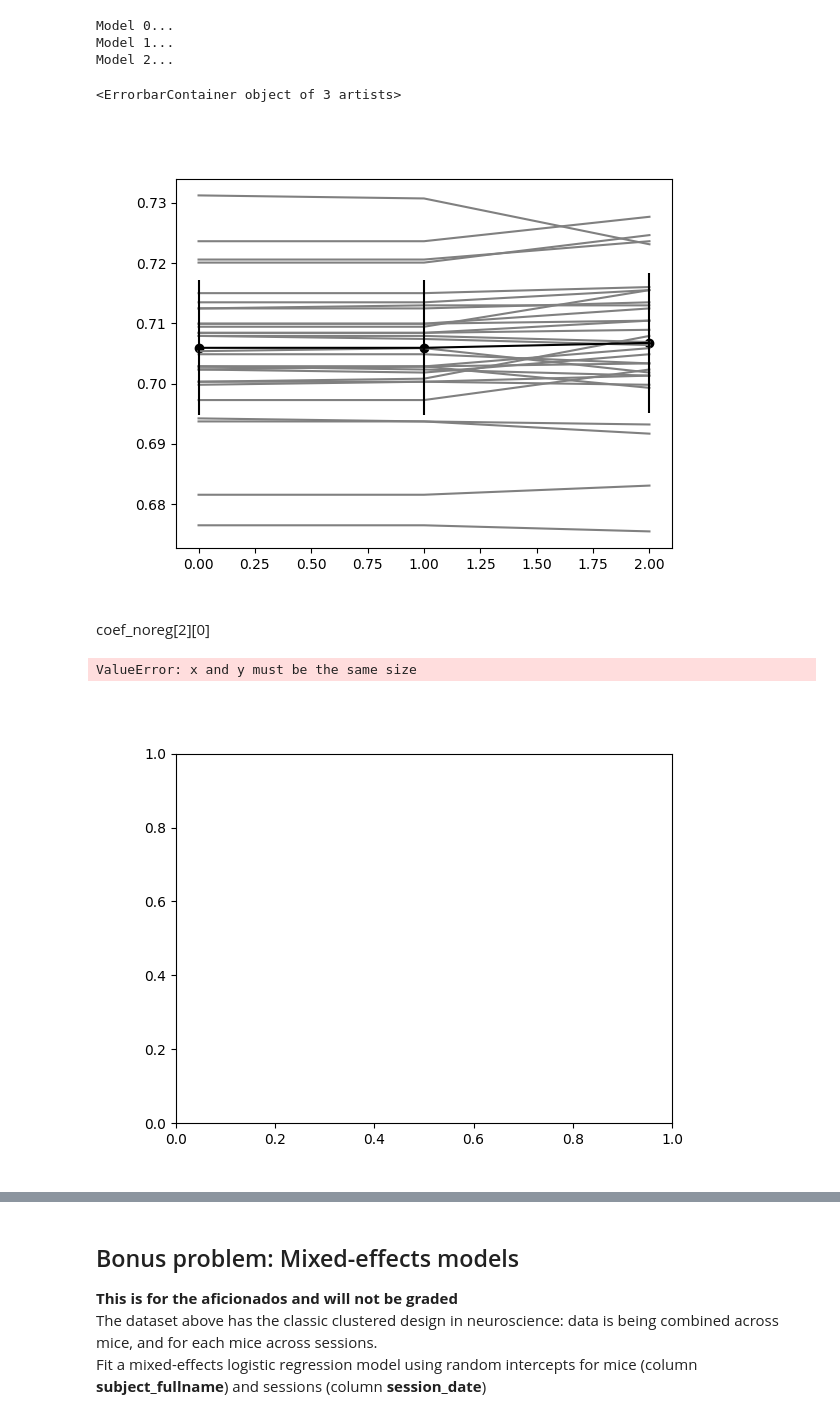
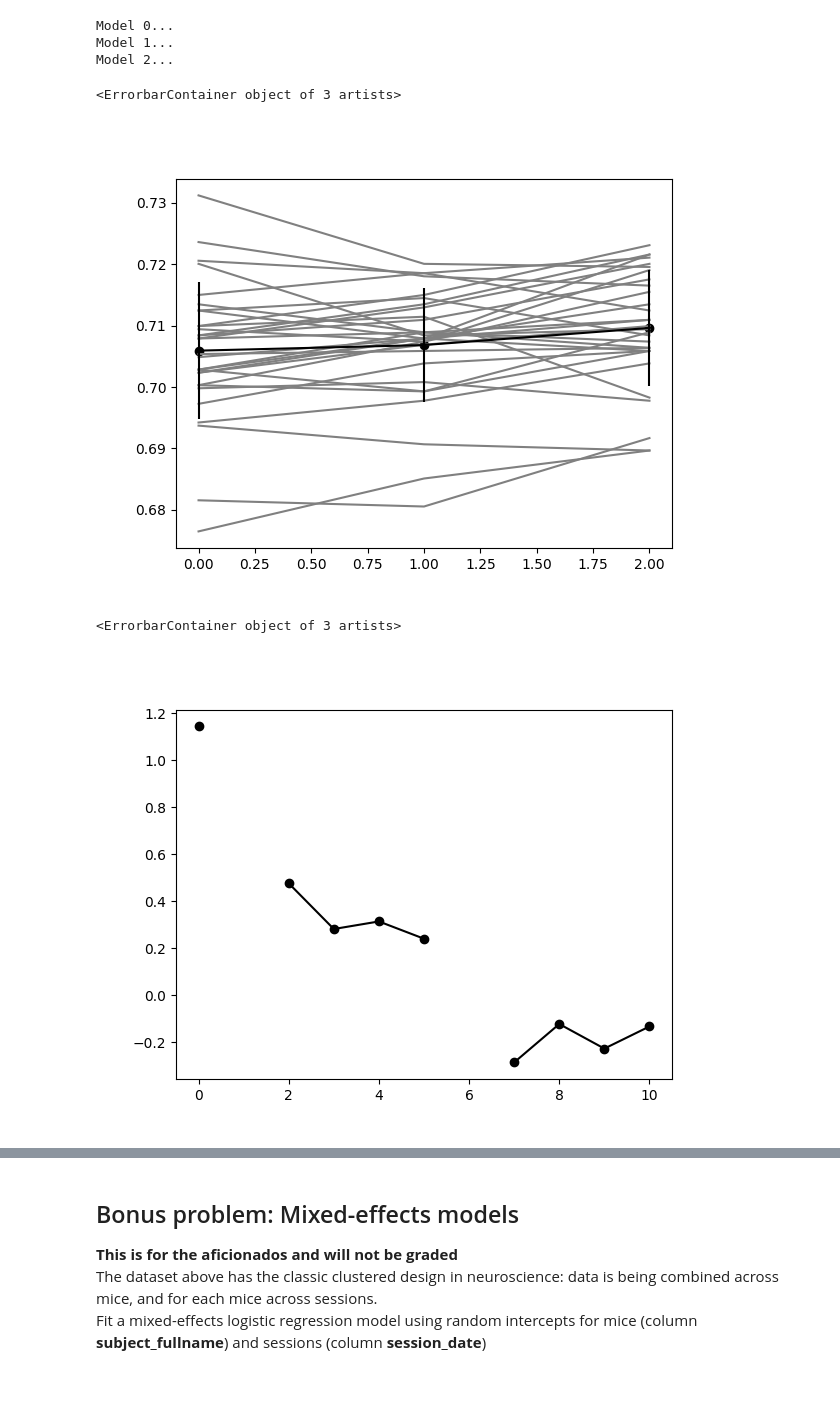
Before and after one commit to dbasrai/nuin443, a Jupyter notebook: problemSets/NUIN443_ps1_Regression-diya.ipynb, the cells around one changed output, grey strips where cells are left out. Saved outputs shown, nothing was run; the diff lists cells and outputs as text; code cells hidden in the pictures; blank space fills up the shorter version.

```diff
--- a/problemSets/NUIN443_ps1_Regression-diya.ipynb
+++ b/problemSets/NUIN443_ps1_Regression-diya.ipynb
@@ -320,7 +320,7 @@ onelag_mask = gen_mask(is_first_trial, lag=1)
 
 X_2 = np.empty((19720,3)) #hard coding, dont look
 X_2[:,0] = delta_towers[nolag_mask]
-X_2[:,1] = reward[onelag_mask]
+X_2[:,1] = choice[onelag_mask]
 X_2[:,2] = reward_choice[onelag_mask]
 
 X_3 = np.empty((19720,9)) #hard coding, dont look
@@ -328,7 +328,7 @@ X_3[:,0] = delta_towers[nolag_mask]
 nlags = np.arange(1, 5)
 for this_lag in nlags:
     temp_mask = gen_mask(is_first_trial, this_lag)
-    X_3[:, this_lag] = reward[temp_mask]
+    X_3[:, this_lag] = choice[temp_mask]
     X_3[:, this_lag+4] = reward_choice[temp_mask]
 
 y_mask = y[nolag_mask]
@@ -396,26 +397,26 @@ plt.scatter(np.arange(3),acc_mean,c='k')
 plt.errorbar(np.arange(3),acc_mean,acc_std,c='k')
 # %% [output]
 <ErrorbarContainer object of 3 artists>
-[figure, old version]
+[figure, new version]
-# %% [markdown]
-coef_noreg[2][0]
 # %%
 # 4e. Plot weights of best model (average and std across cross-validation runs)
-coeffs   = coef_noreg[2]
+#my best run was in the first models
+max_idx = np.argmax(acc_noreg[2])
+coeffs   = coef_noreg[2][max_idx]
 coeffs_m = np.mean(coeffs,axis=0)
 coeffs_s = np.std(coeffs,axis=0,ddof=1)
 num_hist=4
 plt.figure()
 plt.scatter(0,coeffs_m[0],c='k')
 plt.errorbar(0,coeffs_m[0],coeffs_s[0],c='k')
 thisx = np.arange(1,1+num_hist)
 plt.scatter(thisx+1,coeffs_m[thisx],c='k')
 plt.errorbar(thisx+1,coeffs_m[thisx],coeffs_s[thisx],c='k')
 thisx = np.arange(1+num_hist,len(coeffs_s))
 plt.scatter(thisx+2,coeffs_m[thisx],c='k')
 plt.errorbar(thisx+2,coeffs_m[thisx],coeffs_s[thisx],c='k')
 # %% [output]
-ValueError: x and y must be the same size
+<ErrorbarContainer object of 3 artists>
-[figure, old version]
+[figure, new version]
 # %%
 # 4e. Which feature is most predictive of performance? What do the signs of the weights mean?
```
Also changed, not shown: parts of 4 cells of this notebook.
